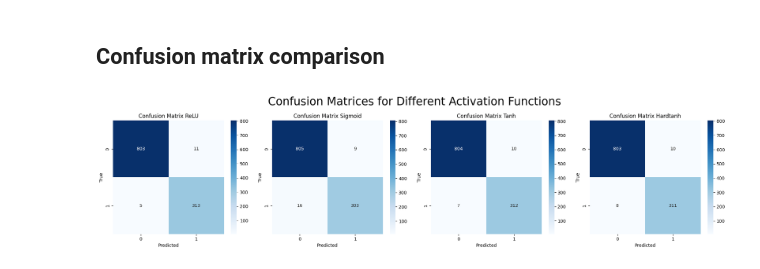
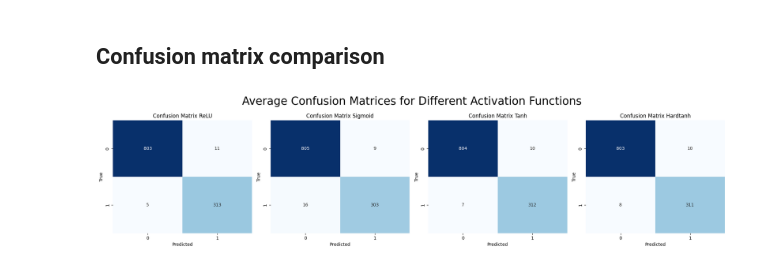
Before and after one commit to uh2000/brown_dwarf_detection, a Jupyter notebook: act_func_test.ipynb, the cells around one changed output. Saved outputs shown, nothing was run; the diff lists cells and outputs as text; code cells hidden in the pictures.

```diff
--- a/act_func_test.ipynb
+++ b/act_func_test.ipynb
@@ -398,21 +396,21 @@ print(mean_confusion_matrices)
 # %%
 import seaborn as sns
 
 fig, axes = plt.subplots(1, len(activation_functions), figsize=(20, 5))
 
 for i, act in enumerate(activation_functions):
     act_name = type(act).__name__
     conf_matrix = mean_confusion_matrices[act_name]
 
     #Creates a heatmap for the confusion matrix
-    sns.heatmap(conf_matrix, annot=True, fmt='d', cmap='Blues', ax=axes[i])
+    sns.heatmap(conf_matrix, annot=True, fmt='d', cmap='Blues', ax=axes[i], cbar=False)
 
     axes[i].set_title(f'Confusion Matrix {act_name}')
     axes[i].set_xlabel('Predicted')
     axes[i].set_ylabel('True')
 
-fig.suptitle("Confusion Matrices for Different Activation Functions", fontsize=25)
+fig.suptitle("Average Confusion Matrices for Different Activation Functions", fontsize=25)
 plt.tight_layout()
 plt.show()
 # %% [output]
-[figure, old version]
+[figure, new version]
```
Also changed, not shown: parts of 2 cells of this notebook.
